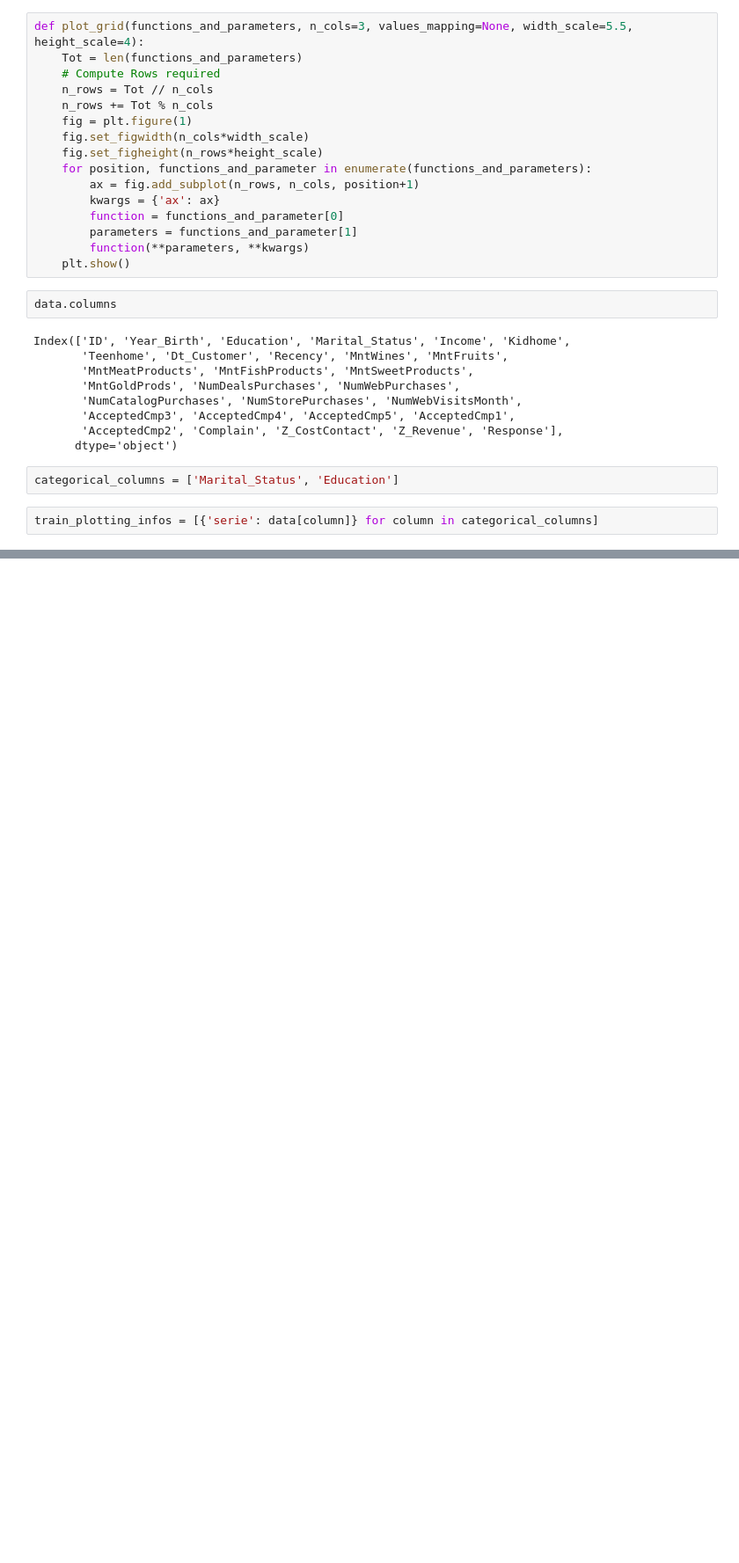
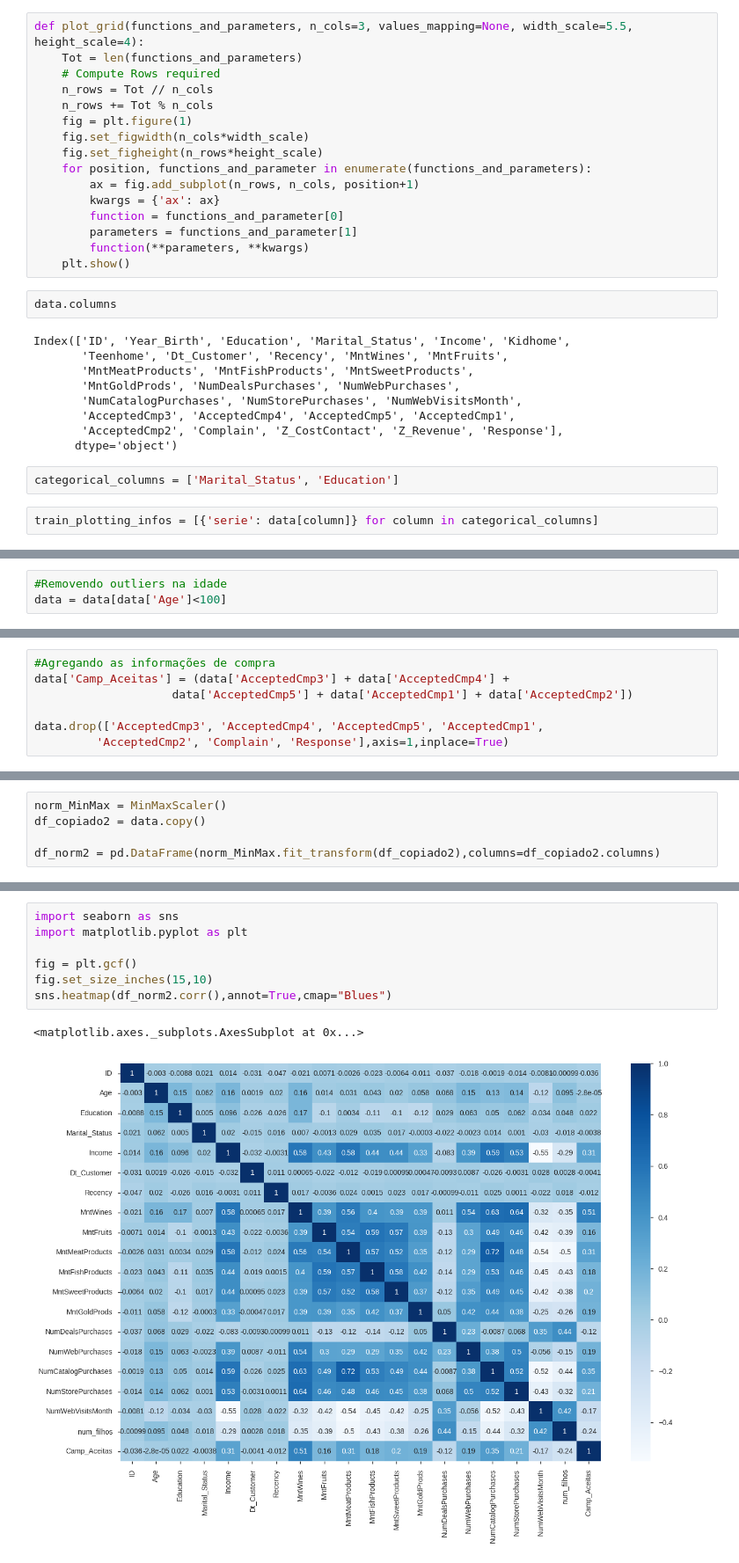
Before and after one commit to ednaelxd/clients_profile, a Jupyter notebook: client_profile.ipynb, the cells around one changed output, grey strips where cells are left out. Shown: that part at 88% size. Cells and saved outputs as stored; diff of their text form; blank space fills up the shorter version.

```diff
--- a/client_profile.ipynb
+++ b/client_profile.ipynb
@@ -176,0 +271,3 @@ plot_grid([[show_value_counts, plotting_info] for plotting_info in train_plottin
+# %%
+#Removendo outliers na idade
+data = data[data['Age']<100]
@@ -176,0 +282,7 @@ plot_grid([[show_value_counts, plotting_info] for plotting_info in train_plottin
+# %%
+#Agregando as informações de compra
+data['Camp_Aceitas'] = (data['AcceptedCmp3'] + data['AcceptedCmp4'] +
+                    data['AcceptedCmp5'] + data['AcceptedCmp1'] + data['AcceptedCmp2'])
+
+data.drop(['AcceptedCmp3', 'AcceptedCmp4', 'AcceptedCmp5', 'AcceptedCmp1',
+         'AcceptedCmp2', 'Complain', 'Response'],axis=1,inplace=True)
@@ -176,0 +318,5 @@ plot_grid([[show_value_counts, plotting_info] for plotting_info in train_plottin
+# %%
+norm_MinMax = MinMaxScaler()
+df_copiado2 = data.copy()
+
+df_norm2 = pd.DataFrame(norm_MinMax.fit_transform(df_copiado2),columns=df_copiado2.columns)
@@ -176,0 +341,10 @@ plot_grid([[show_value_counts, plotting_info] for plotting_info in train_plottin
+# %%
+import seaborn as sns
+import matplotlib.pyplot as plt
+
+fig = plt.gcf()
+fig.set_size_inches(15,10)
+sns.heatmap(df_norm2.corr(),annot=True,cmap="Blues")
+# %% [output]
+<matplotlib.axes._subplots.AxesSubplot at 0x...>
+[figure, added]
```
Also changed, not shown: parts of 35 cells of this notebook.
